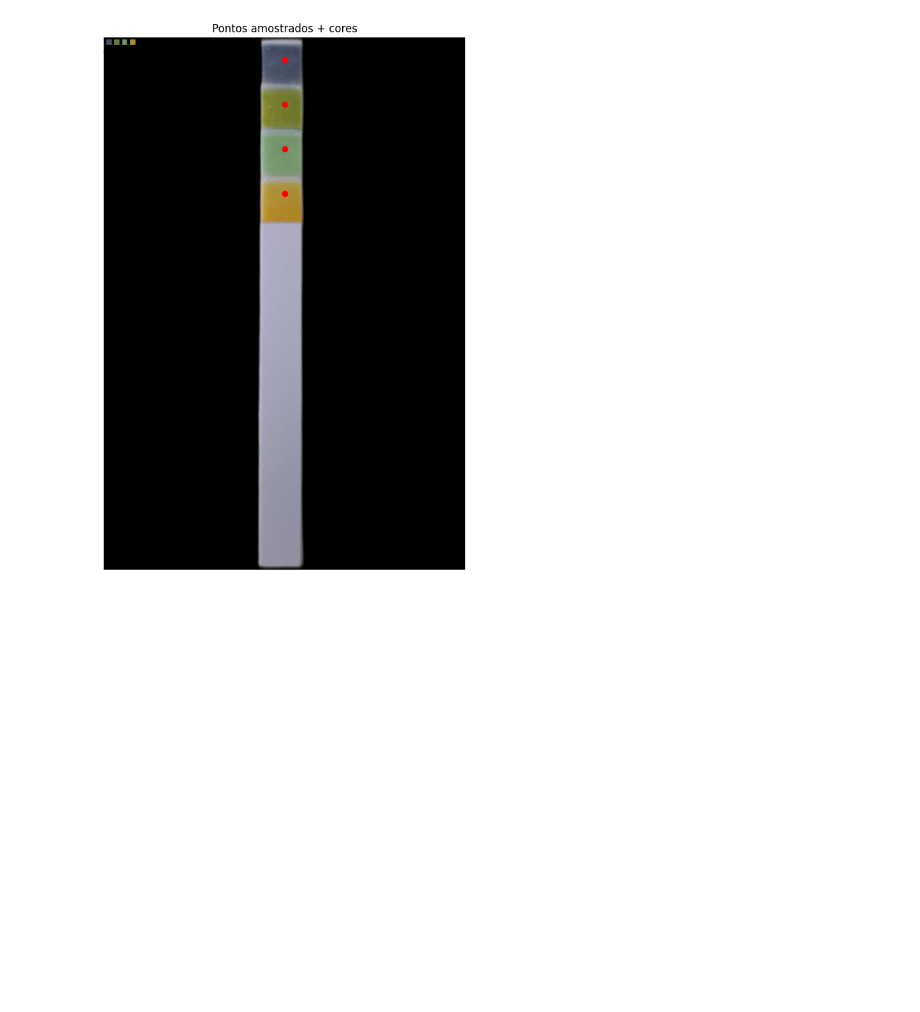
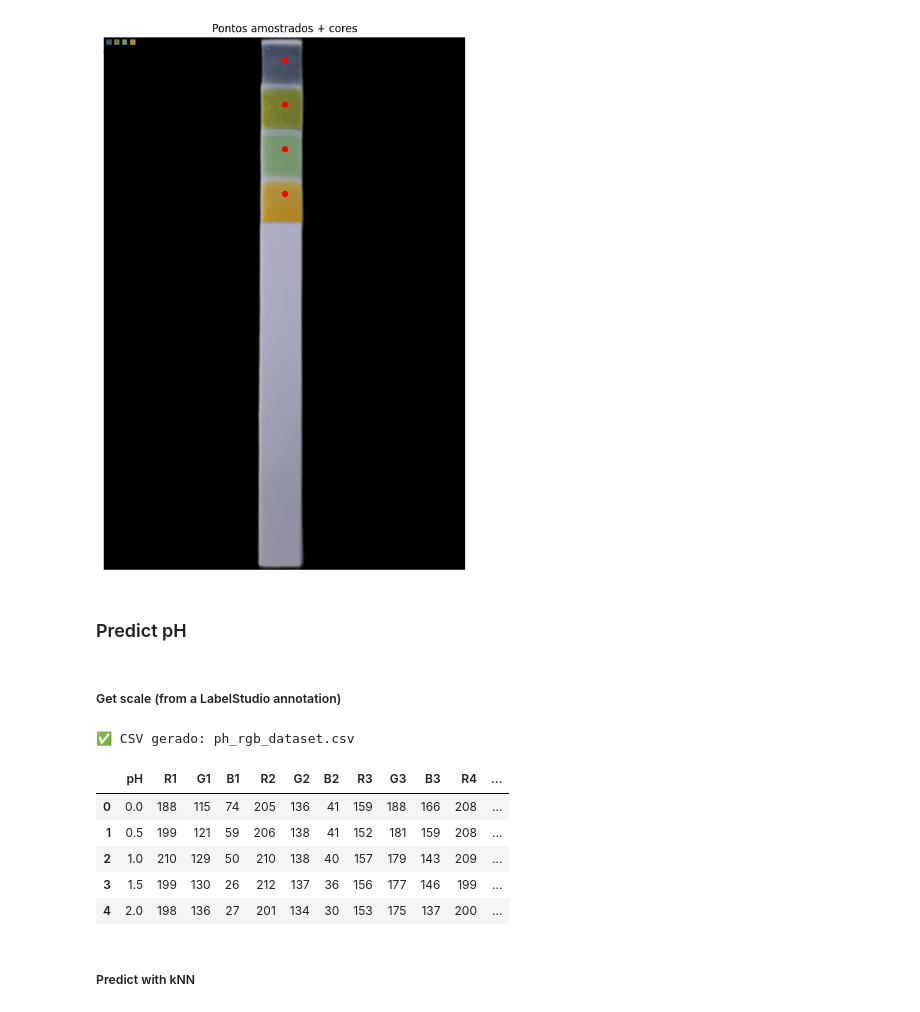
Before and after one commit to phia-organization/phia-notebooks, a Jupyter notebook: phia.ipynb, the cells around one changed output. Cells and saved outputs as stored; diff of their text form; code cells hidden in the pictures; blank space fills up the shorter version.

Commit message:
label studio setup + kNN predict

```diff
--- a/phia.ipynb
+++ b/phia.ipynb
@@ -178,9 +184,12 @@ ax.axis('off')
 ax.set_title('Pontos amostrados + cores')
 
 swatch_size = 40
+squares = {}
 for i, (label, (x, y)) in enumerate(points.items()):
     color_bgr = white_balanced[y, x]
     color_rgb = tuple(int(c) for c in color_bgr[::-1])
+
+    squares[f'Q{i+1}'] = color_rgb
 
     ax.plot(x, y, 'ro', markersize=6)
 
@@ -196,3 +205,60 @@ plt.tight_layout()
 plt.show()
 # %% [output]
 [figure]
+# %% [markdown]
+### Predict pH
+# %% [markdown]
+##### Get scale (from a LabelStudio annotation)
+# %%
+image = cv2.imread("assets/scale.jpg")
+image_rgb = cv2.cvtColor(image, cv2.COLOR_BGR2RGB)
+img_height, img_width = image.shape[:2]
+
+with open("data/export/project-2-at-2025-06-11-23-35-dddaea19.json") as f:
+    annotations = json.load(f)
+
+points_by_label = {"Q1": [], "Q2": [], "Q3": [], "Q4": []}
+
+for result in annotations[0]['annotations'][0]['result']:
+    label = result['value']['keypointlabels'][0]
+    x_pct = result['value']['x']
+    y_pct = result['value']['y']
+
+    x = int(x_pct / 100 * img_width)
+    y = int(y_pct / 100 * img_height)
+
+    r, g, b = image_rgb[y, x]
+    points_by_label[label].append((r, g, b))
+
+num_points = 30
+assert all(len(points_by_label[q]) == num_points for q in ["Q1", "Q2", "Q3", "Q4"])
+
+ph_values = [i * 0.5 for i in range(num_points)]
+data = []
+
+for i, ph in enumerate(ph_values):
+    row = [ph]
+    for q in ["Q1", "Q2", "Q3", "Q4"]:
+        r, g, b = points_by_label[q][i]
+        row.extend([r, g, b])
+    data.append(row)
+
+columns = ["pH"]
+for i in range(1, 5):
+    columns += [f"R{i}", f"G{i}", f"B{i}"]
+
+df = pd.DataFrame(data, columns=columns)
+
+df.to_csv("assets/ph_rgb_dataset.csv", index=False)
+print("✅ Generated csv: ph_rgb_dataset.csv")
+df.head()
+# %% [output]
+✅ CSV gerado: ph_rgb_dataset.csv
+|  | pH | R1 | G1 | B1 | R2 | G2 | B2 | R3 | G3 | B3 | R4 | ... |
+| 0 | 0.0 | 188 | 115 | 74 | 205 | 136 | 41 | 159 | 188 | 166 | 208 | ... |
+| 1 | 0.5 | 199 | 121 | 59 | 206 | 138 | 41 | 152 | 181 | 159 | 208 | ... |
+| 2 | 1.0 | 210 | 129 | 50 | 210 | 138 | 40 | 157 | 179 | 143 | 209 | ... |
+| 3 | 1.5 | 199 | 130 | 26 | 212 | 137 | 36 | 156 | 177 | 146 | 199 | ... |
+| 4 | 2.0 | 198 | 136 | 27 | 201 | 134 | 30 | 153 | 175 | 137 | 200 | ... |
+# %% [markdown]
+##### Predict with kNN
```
Also changed, not shown: parts of 3 cells of this notebook, 6 other files.
